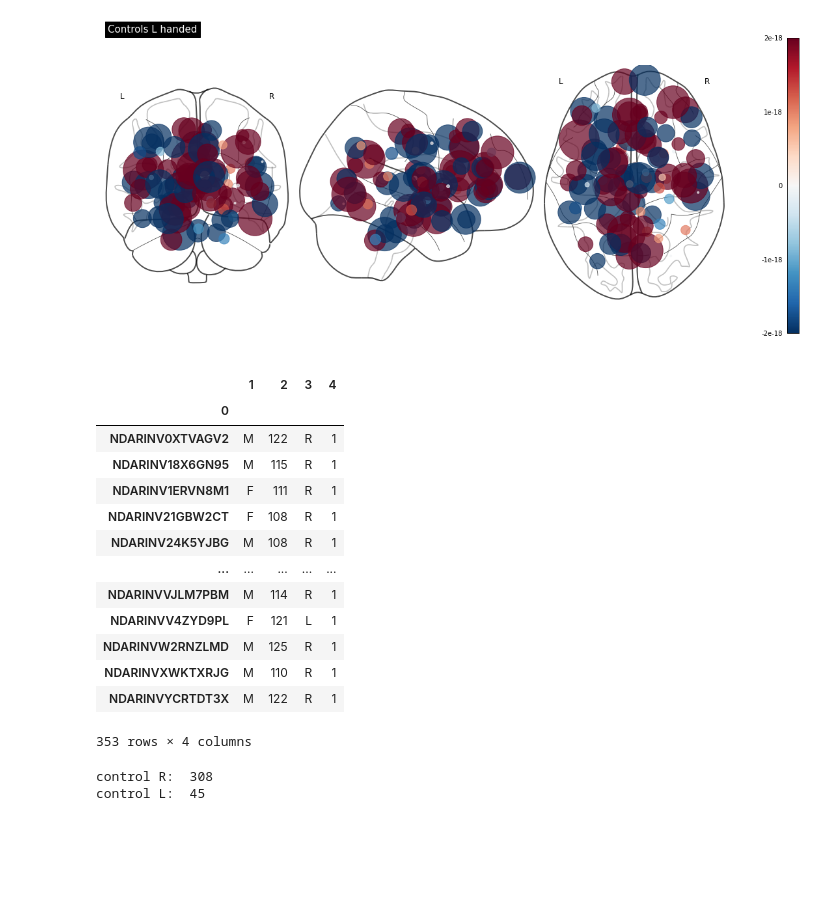
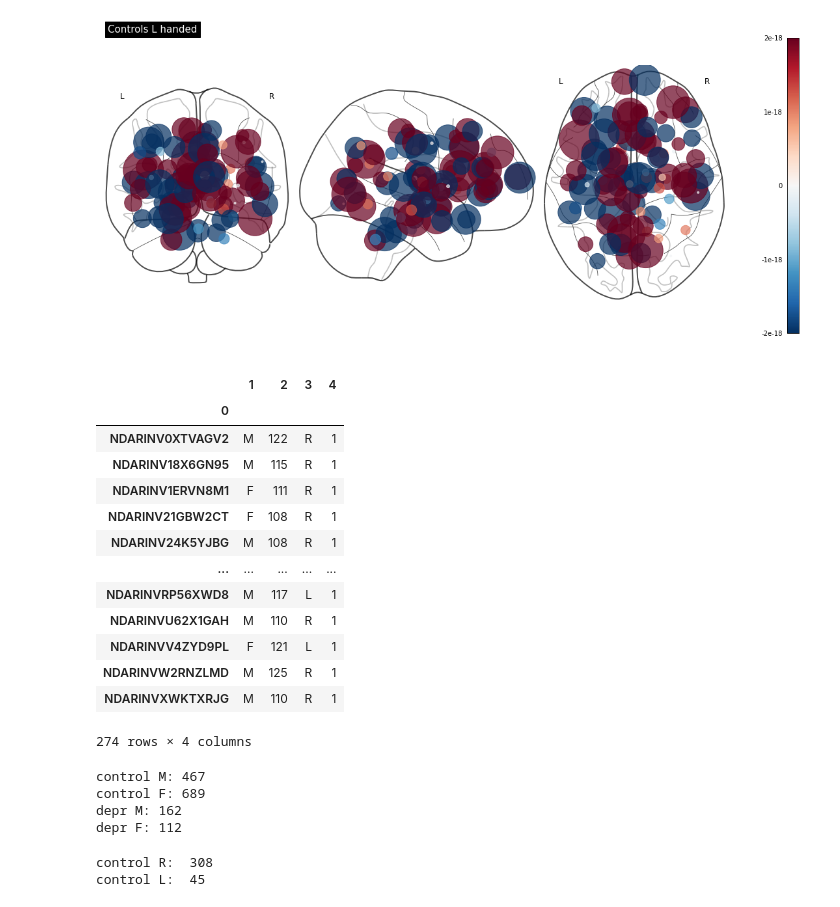
Before and after one commit to margotwagner/DDC, a Jupyter notebook: notebooks/ac-rsfmri_activation_map.ipynb, the cells around one changed output. Saved outputs shown, nothing was run; the diff lists cells and outputs as text; code cells hidden in the pictures; blank space fills up the shorter version.

```diff
--- a/notebooks/ac-rsfmri_activation_map.ipynb
+++ b/notebooks/ac-rsfmri_activation_map.ipynb
@@ -308,26 +325,38 @@ plotting.plot_markers(
 [figure]
 [figure]
 # %%
-labels=pd.read_csv('baseline_depr_sex_age_hand.csv',header=None, index_col=0)
+labels=pd.read_csv('/cnl/abcd/data/labels/baseline_depr_sex_age_hand.csv',header=None, index_col=0)
 labels=labels[1:]
 
 labels_c=labels[labels[4]=='1']
 labels_c
 # %% [output]
 |  | 1 | 2 | 3 | 4 |
 | 0 |  |  |  |  |
 | NDARINV0XTVAGV2 | M | 122 | R | 1 |
 | NDARINV18X6GN95 | M | 115 | R | 1 |
 | NDARINV1ERVN8M1 | F | 111 | R | 1 |
 | NDARINV21GBW2CT | F | 108 | R | 1 |
 | NDARINV24K5YJBG | M | 108 | R | 1 |
 | ... | ... | ... | ... | ... |
-| NDARINVVJLM7PBM | M | 114 | R | 1 |
+| NDARINVRP56XWD8 | M | 117 | L | 1 |
+| NDARINVU62X1GAH | M | 110 | R | 1 |
 | NDARINVV4ZYD9PL | F | 121 | L | 1 |
 | NDARINVW2RNZLMD | M | 125 | R | 1 |
 | NDARINVXWKTXRJG | M | 110 | R | 1 |
-| NDARINVYCRTDT3X | M | 122 | R | 1 |
-353 rows × 4 columns
+274 rows × 4 columns
+# %%
+labels=pd.read_csv('/cnl/abcd/data/labels/baseline_depr_sex_age_hand.csv',header=None, index_col=0)
+labels=labels[1:]
+print('control M:',len(labels[(labels[4]=='0') & (labels[1]=='M')]))
+print('control F:',len(labels[(labels[4]=='0') & (labels[1]=='F')]))
+print('depr M:',len(labels[(labels[4]=='1') & (labels[1]=='M')]))
+print('depr F:',len(labels[(labels[4]=='1') & (labels[1]=='F')]))
+# %% [output]
+control M: 467
+control F: 689
+depr M: 162
+depr F: 112
 # %%
 print('control R: ',len(labels_c[labels_c[3]=='R']))
 print('control L: ',len(labels_c[labels_c[3]=='L']))
```
Also changed, not shown: parts of 5 cells of this notebook, 1 other file.
